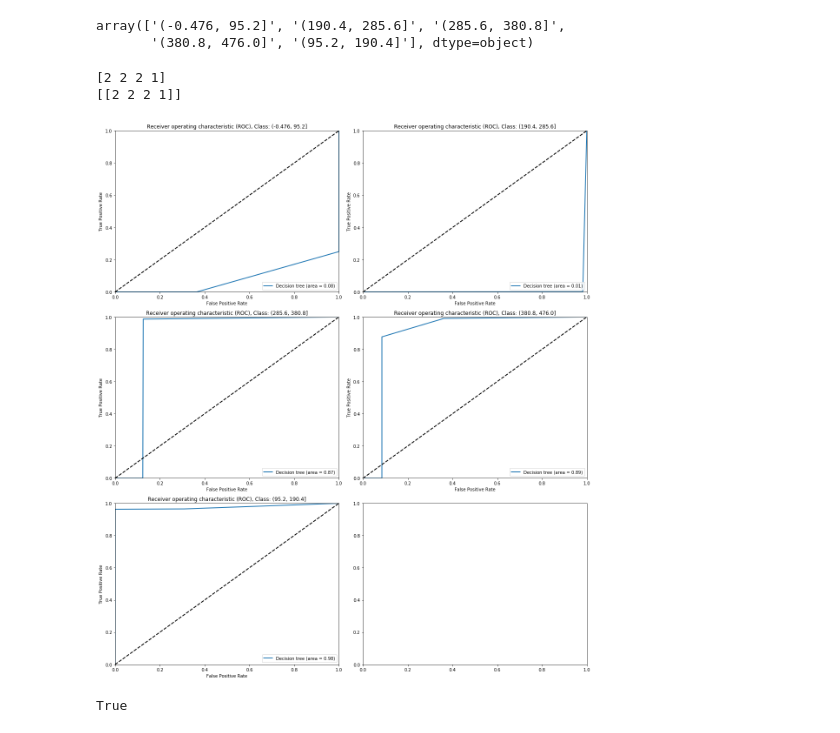
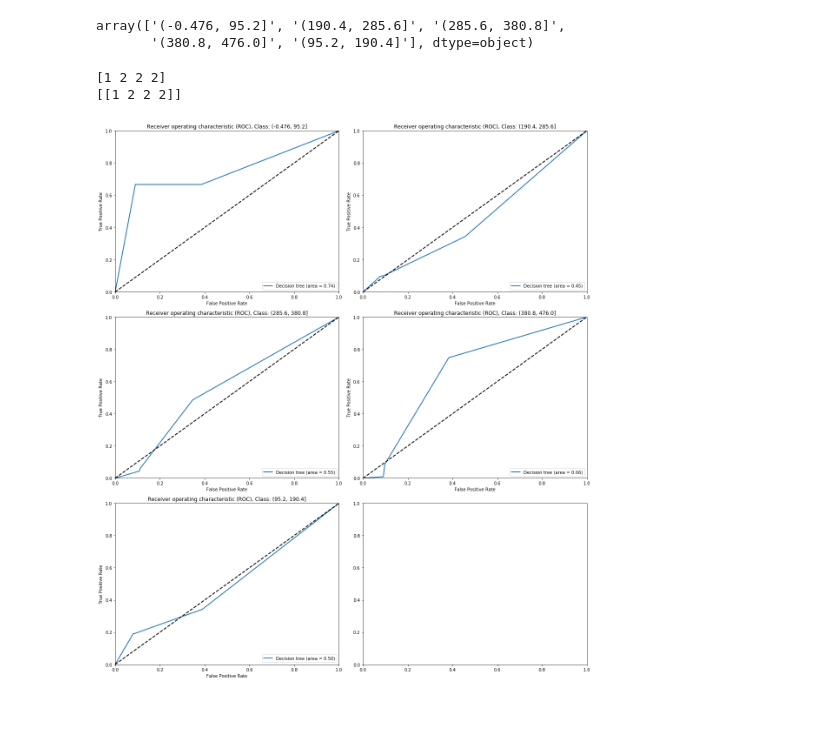
Before and after one commit to ingJSNA/dataMining2018, a Jupyter notebook: ICFES/5 Classification.ipynb, the cells around one changed output. Saved outputs shown, nothing was run; the diff lists cells and outputs as text; code cells hidden in the pictures.

Commit message:
Split data set in train and test

```diff
--- a/ICFES/5 Classification.ipynb
+++ b/ICFES/5 Classification.ipynb
@@ -99,17 +99,22 @@ memory usage: 4.2 MB
 array(['(-0.476, 95.2]', '(190.4, 285.6]', '(285.6, 380.8]',
        '(380.8, 476.0]', '(95.2, 190.4]'], dtype=object)
 # %%
+from sklearn.model_selection import train_test_split
+
+X_train, X_test, y_train, y_test = train_test_split(X, y, test_size=0.2, random_state=43)
+
+
 from sklearn import tree
 
 clf_tree = tree.DecisionTreeClassifier()
-clf_tree = clf_tree.fit(X, y)
+clf_tree = clf_tree.fit(X_train, y_train)
 
-print(clf_tree.predict(X[4:8]))
+print(clf_tree.predict(X_train[4:8]))
 
-print(y[4:8].reshape(1, -1))
+print(y_train[4:8].reshape(1, -1))
 # %% [output]
-[2 2 2 1]
-[[2 2 2 1]]
+[1 2 2 2]
+[[1 2 2 2]]
 # %%
 import graphviz
 import pydot
@@ -129,10 +134,11 @@ g.write_svg('tree.svg')
 from sklearn.metrics import roc_curve, auc
 # ROC
 
-def ROC(clfs, clf_names, X, y, y_labels):
+def ROC(clfs, clf_names, X, y, y_labels, fig_file=None):
 
     r, c = (3, 2)
     fig, axes = plt.subplots(r, c, figsize=(8*c, 6*r))
+    axes = np.array(axes).reshape(-1)
 
     for clf, name in zip(clfs, clf_names):
         y_pred = clf.predict(X)
@@ -147,41 +153,39 @@ def ROC(clfs, clf_names, X, y, y_labels):
             fpr, tpr, thresholds = roc_curve(y, y_pred, pos_label=i)
             roc_auc = auc(fpr, tpr)
             fprs.append(fpr)
             tprs.append(tpr)
             aucs.append(roc_auc)
             labels.append(y_labels[i])
 
         # Plot ROC
         plot_num = 1
         lw = 2
-        for label, fpr, tpr, roc_auc in zip(labels, fprs, tprs, aucs):
-            ax = plt.subplot(r, c, plot_num)
+        for fpr, tpr, roc_auc, ax in zip(fprs, tprs, aucs, axes):
             plot_num +=1
 
             ax.plot(fpr, tpr,
                  lw=lw, label='{} (area = {:0.2f})'.format(name, roc_auc))
     # Polish plot
-    for plot_num, label in enumerate(labels):
-        ax = plt.subplot(r, c, plot_num+1)
+    for label, ax in zip(labels, axes):
         ax.plot([0, 1], [0, 1], color='black', lw=lw, linestyle='--')
         ax.set_xlim([0.0, 1.0])
         ax.set_ylim([0.0, 1.0])
         ax.set_xlabel('False Positive Rate')
         ax.set_ylabel('True Positive Rate')
         ax.set_title('Receiver operating characteristic (ROC), Class: {}'.format(label))
         ax.legend(loc="lower right")
 
     plt.tight_layout()
+    if(fig_file):
+        plt.savefig(fig_file)
     plt.show()
-    return True
 
 
 clfs = [clf_tree]
 clf_names = ['Decision tree']
-ROC(clfs, clf_names, X, y, y_labels)
+ROC(clfs, clf_names, X_test, y_test, y_labels)
 # %% [output]
-[figure, old version]
+[figure, new version]
-True
 # %%
 from sklearn.ensemble import RandomForestClassifier
 
```
Also changed, not shown: parts of 1 cell of this notebook, 1 other file.
